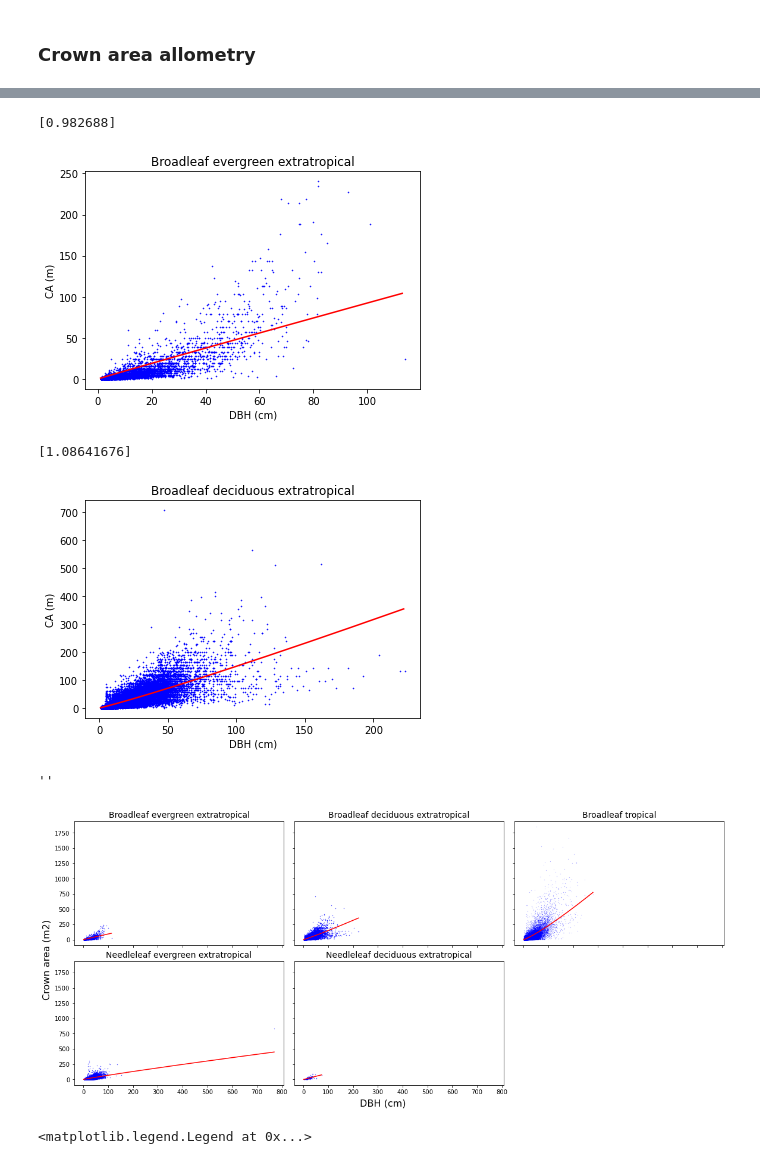
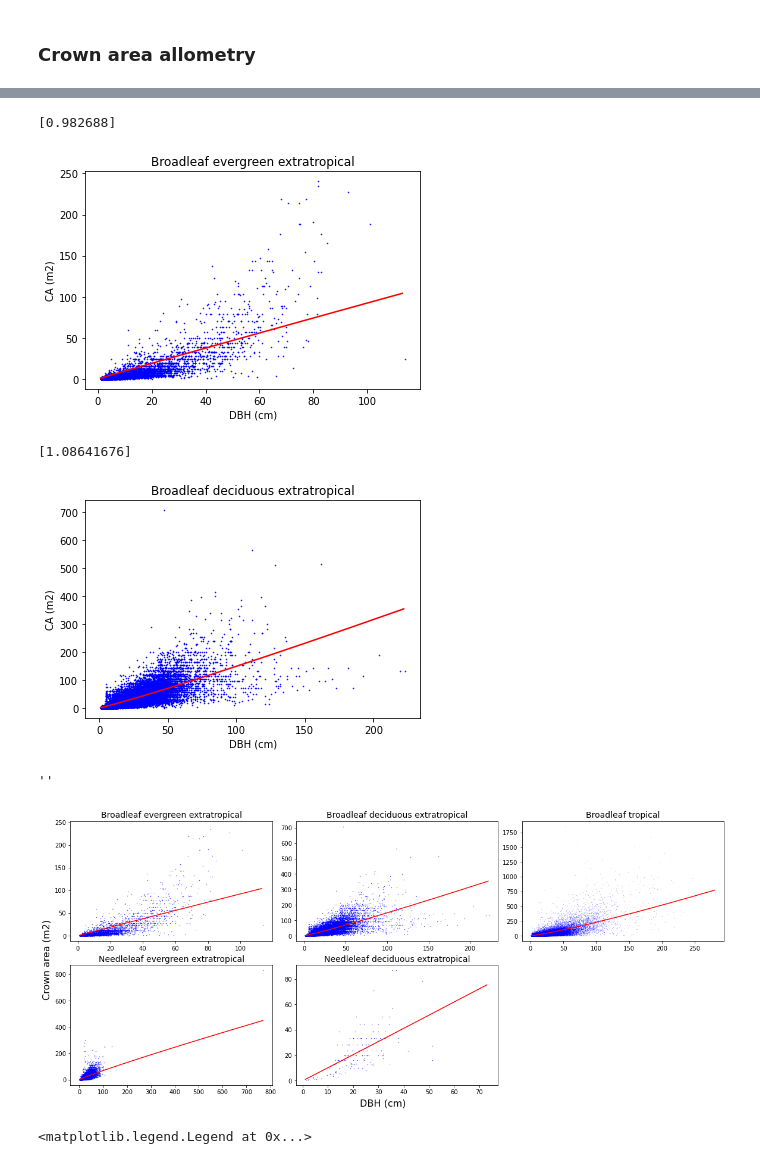
Before and after one commit to JessicaNeedham/FATES-plotting-scripts, a Jupyter notebook: v2_Tallo_analysis_global.ipynb, the cells around one changed output, grey strips where cells are left out. Cells and saved outputs as stored; diff of their text form; code cells hidden in the pictures.

```diff
--- a/v2_Tallo_analysis_global.ipynb
+++ b/v2_Tallo_analysis_global.ipynb
@@ -772,8 +831,9 @@ print(ca_ps_nldex)
 bleex = df_tallo[df_tallo.PFT_tallo =='broadleaf_evergreen_extratrop']
 # remove outliers
 bleex = bleex[bleex['crown_radius_outlier'] == 'N']
+bleex =  bleex.dropna(subset=['crown_area', 'dbh'])
+dbh_bleex = np.arange(1,bleex['dbh'].max(),1)
 
-bleex =  bleex.dropna(subset=['crown_area', 'dbh'])
 ca_ps_bleex, ca_cov_bleex = curve_fit(f=d2ca, xdata=np.array(bleex['dbh']), ydata=np.array(bleex['crown_area']), p0=1.3)
 
 dbh_bleex = np.arange(1,bleex['dbh'].max(),1)
@@ -782,21 +842,21 @@ bleex_curve = [d2ca(d, ca_ps_bleex[0])  for  d  in dbh_bleex]
 plt.scatter(bleex.dbh, bleex.crown_area, s=0.3, color='blue')
 plt.plot(dbh_bleex, bleex_curve, color='red')
 plt.xlabel('DBH (cm)')
-plt.ylabel('CA (m)')
+plt.ylabel('CA (m2)')
 plt.title('Broadleaf evergreen extratropical')
 
 print(ca_ps_bleex)
 # %% [output]
 [0.982688]
-[figure, old version]
+[figure, new version]
 # %%
 # broadleaf deciduous extra tropical
 bldex = df_tallo[df_tallo.PFT_tallo =='broadleaf_deciduous_extratrop']
-
 # remove outliers
 bldex = bldex[bldex['crown_radius_outlier'] == 'N']
+bldex =  bldex.dropna(subset=['crown_area', 'dbh'])
+dbh_bldex = np.arange(1,bldex['dbh'].max(),1)
 
-bldex =  bldex.dropna(subset=['crown_area', 'dbh'])
 ca_ps_bldex, ca_cov_bldex = curve_fit(f=d2ca, xdata=np.array(bldex['dbh']), ydata=np.array(bldex['crown_area']), p0=1.3)
 
 dbh_bldex = np.arange(1,bldex['dbh'].max(),1)
@@ -805,45 +865,45 @@ bldex_curve = [d2ca(d, ca_ps_bldex[0])  for  d  in dbh_bldex]
 plt.scatter(bldex.dbh, bldex.crown_area, s=0.3, color='blue')
 plt.plot(dbh_bldex, bldex_curve, color='red')
 plt.xlabel('DBH (cm)')
-plt.ylabel('CA (m)')
+plt.ylabel('CA (m2)')
 plt.title('Broadleaf deciduous extratropical')
 
 print(ca_ps_bldex)
 # %% [output]
 [1.08641676]
-[figure, old version]
+[figure, new version]
 # %%
 fig2, ((f2ax0, f2ax1, f2ax2),(f2ax3,f2ax4,f2ax5)) = plt.subplots(nrows=2,ncols=3,
-                        figsize=(16,7), sharex=True, sharey=True, constrained_layout=True)
+                        figsize=(16,7), constrained_layout=True)
 
 f2ax3.scatter(nleex.dbh, nleex.crown_area, s=0.1, color='blue')
 f2ax3.plot(dbh_nleex, nleex_curve, color='red')
 f2ax3.set_title('Needleleaf evergreen extratropical', fontsize=14)
 
 f2ax4.scatter(nldex.dbh, nldex.crown_area, s=0.1, color='blue')
 f2ax4.plot(dbh_nldex, nldex_curve, color='red')
 f2ax4.set_title('Needleleaf deciduous extratropical', fontsize=14)
 
 f2ax0.scatter(bleex.dbh, bleex.crown_area, s=0.1, color='blue')
 f2ax0.plot(dbh_bleex, bleex_curve, color='red')
 f2ax0.set_title('Broadleaf evergreen extratropical', fontsize=14)
 
 f2ax1.scatter(bldex.dbh, bldex.crown_area, s=0.1, color='blue')
 f2ax1.plot(dbh_bldex, bldex_curve, color='red')
 f2ax1.set_title('Broadleaf deciduous extratropical', fontsize=14)
 
 f2ax2.scatter(bltr.dbh, bltr.crown_area, s=0.01, color='blue')
 f2ax2.plot(dbh_bltr, bltr_curve, color='red')
 f2ax2.set_title('Broadleaf tropical', fontsize=14)
 
 f2ax5.axis('off')
 
 fig2.supylabel('Crown area (m2)', fontsize=16)
 fig2.supxlabel('DBH (cm)', fontsize=16)
 ;
 # %% [output]
 ''
-[figure, old version]
+[figure, new version]
 # %%
 dbh = np.arange(1,350,1)
 bldex_curve = [d2ca(d, ca_ps_bldex[0])  for  d  in dbh]
```
Also changed, not shown: parts of 46 cells of this notebook.
